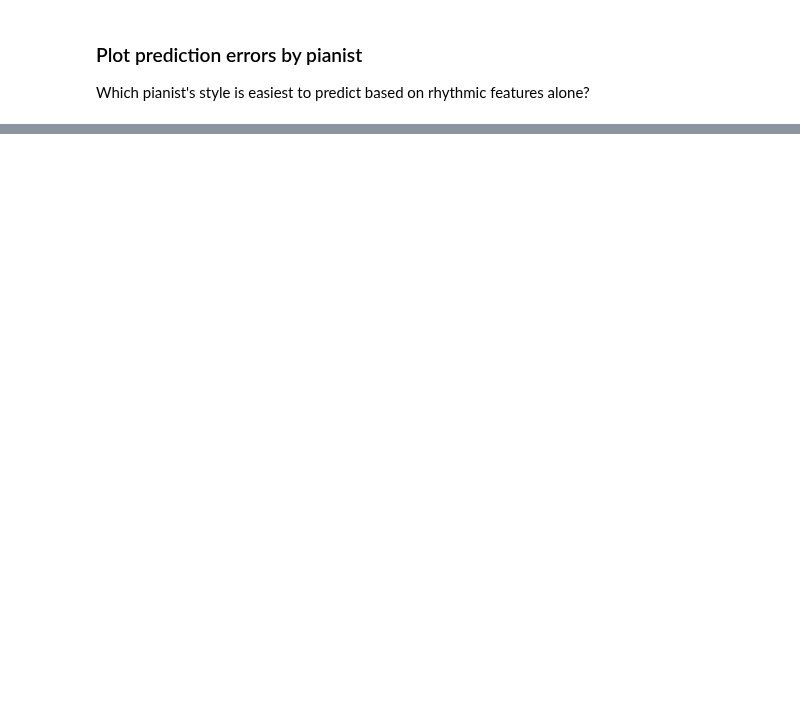
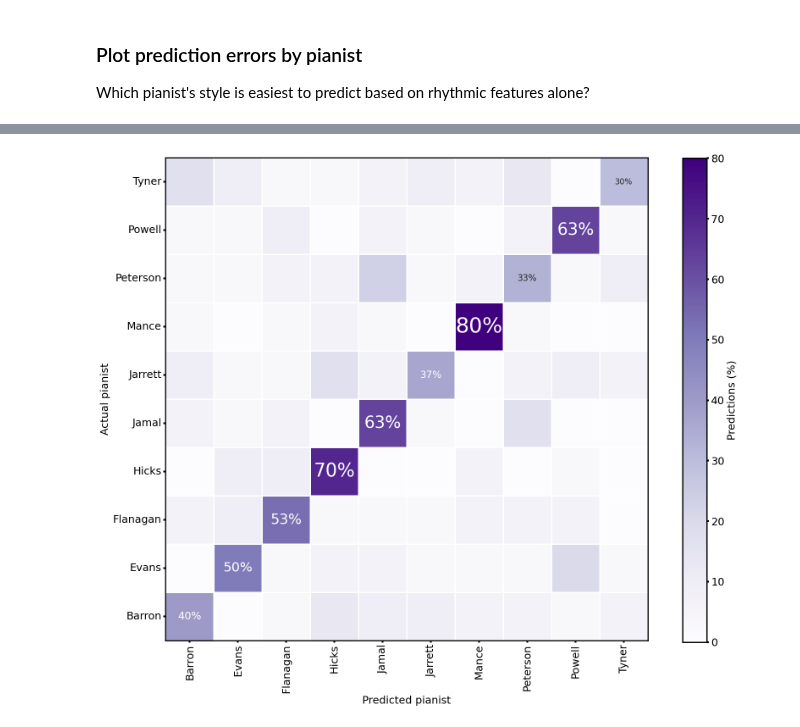
Before and after one commit to HuwCheston/Jazz-Trio-Database, a Jupyter notebook: notebooks/0.1-cheston-random-forest-features.ipynb, the cells around one changed output, grey strips where cells are left out. Cells and saved outputs as stored; diff of their text form; code cells hidden in the pictures; blank space fills up the shorter version.

```diff
--- a/notebooks/0.1-cheston-random-forest-features.ipynb
+++ b/notebooks/0.1-cheston-random-forest-features.ipynb
@@ -587,0 +565,57 @@ plt.show()
+# %%
+class HeatMapPredictionProb(vutils.BasePlot):
+    def __init__(self, prob_df, **kwargs):
+        self.corpus_title = 'corpus_chronology'
+        super().__init__(figure_title=fr'random_forest_plots\heatmap_prediction_prob_{self.corpus_title}', **kwargs)
+        self.hm = self._format_df(prob_df)
+        self.fig = plt.figure(figsize=(vutils.WIDTH, vutils.WIDTH))
+        gs0 = mpl.gridspec.GridSpec(1, 2, width_ratios=[20, 1], hspace=0.0, height_ratios=[1])
+        self.ax = self.fig.add_subplot(gs0[0])
+
+    @staticmethod
+    def _format_df(prob_df):
+        labs = [l.split(' ')[-1] for l in prob_df['actual'].unique()]
+        hm = pd.DataFrame(confusion_matrix(prob_df['actual'], prob_df['prediction'], normalize='true'))
+        hm *= 100
+        hm.index = labs
+        hm.columns = labs
+        return hm.sort_index(ascending=False).reindex(sorted(hm.columns), axis=1)
+
+    def _create_plot(self):
+        sns.heatmap(
+            self.hm, ax=self.ax, cmap="Purples", linecolor=vutils.WHITE, square=True,
+            annot=True, fmt='.0f', linewidths=vutils.LINEWIDTH/2, vmin=self.hm.min().min(), vmax=self.hm.max().max(),
+            cbar_kws=dict(
+                label='Predictions (%)',
+                use_gridspec=False, location="right", pad=0.2, shrink=0.725
+            )
+        )
+
+    def _format_annotations(self):
+        for t in self.ax.texts:
+            if float(t.get_text()) > 25:
+                t.set_fontsize((vutils.FONTSIZE * 2) * (int(t.get_text())) / 80)
+                t.set_text(t.get_text() + '%')
+            else:
+                t.set_text('')
+
+    def _format_ax(self):
+        self._format_annotations()
+        self.ax.set(ylabel='Actual pianist', xlabel='Predicted pianist')
+        cax = self.ax.figure.axes[-1]
+        for a in [self.ax, cax]:
+            for spine in a.spines.values():
+                spine.set_visible(True)
+                spine.set_color(vutils.BLACK)
+            plt.setp(a.spines.values(), linewidth=vutils.LINEWIDTH, color=vutils.BLACK)
+            a.tick_params(axis='both', width=vutils.TICKWIDTH, color=vutils.BLACK)
+
+    def _format_fig(self):
+        self.fig.subplots_adjust(top=1, bottom=0.1, left=0.2, right=0.9)
+        self.ax.figure.axes[-1].set_position([0.85, 0.245, 0.2, 0.6075])
+
+
+HeatMapPredictionProb(rf_opt.predicts).create_plot()
+plt.show()
+# %% [output]
+[figure, added]
```
Also changed, not shown: parts of 89 cells of this notebook, 1 other file.
